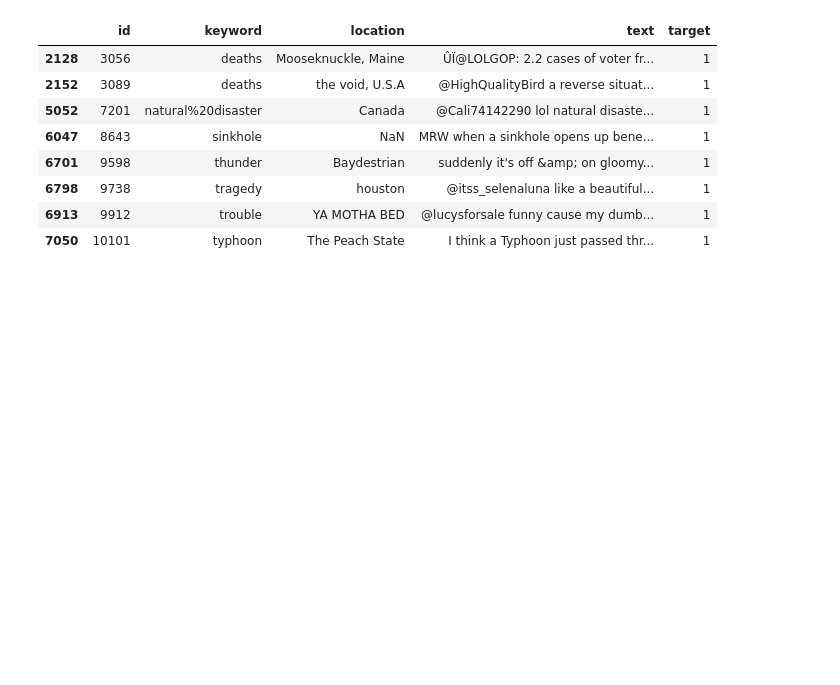
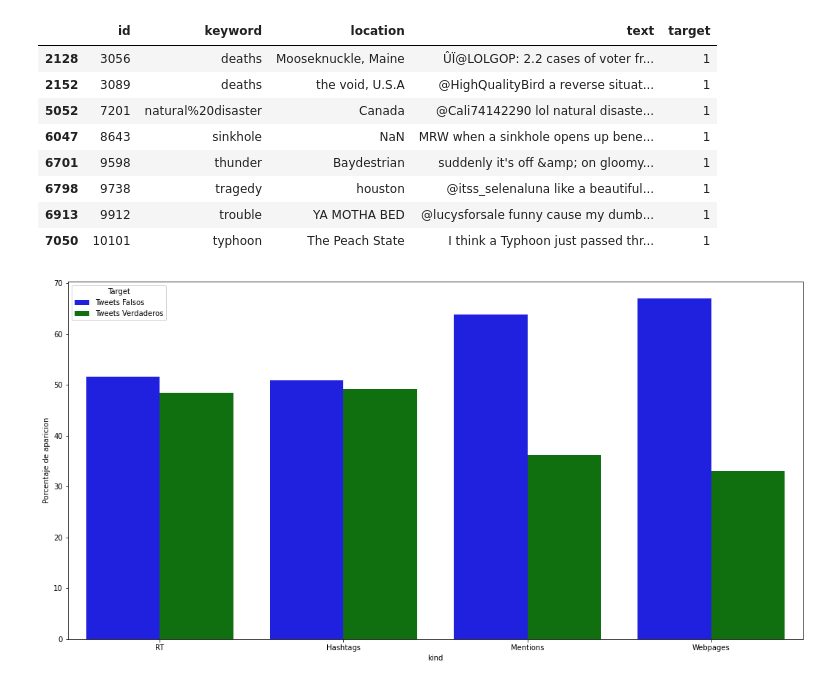
Before and after one commit to gusper01/TP1FIUBA, a Jupyter notebook: Copia_de_Copia_de_TP1_primer_analisis.ipynb, the cells around one changed output. Saved outputs shown, nothing was run; the diff lists cells and outputs as text; code cells hidden in the pictures; blank space fills up the shorter version.

Commit message:
"agrego boxplot varios"

```diff
--- a/Copia_de_Copia_de_TP1_primer_analisis.ipynb
+++ b/Copia_de_Copia_de_TP1_primer_analisis.ipynb
@@ -341,5 +331,6 @@ train.loc[(train['target'] == 1) & (train['keyword'] == 'derailment')]
 ##### (RT, hashtags, quotations, links, mentions, emojis, etc)
 # %%
 # RT
-train.loc[train['text'].str.contains(r'(#)?RT\s') == True, 'target'].value_counts(normalize = True)
+rt_porcentual = train.loc[train['text'].str.contains(r'(#)?RT\s') == True, 'target'].value_counts(normalize = True)*100
+rt_porcentual
 # %% [output]
@@ -348,5 +339,7 @@ train.loc[train['text'].str.contains(r'(#)?RT\s') == True, 'target'].value_count
 Name: target, dtype: float64
 # %%
 # Hashtags
-train.loc[train['text'].str.contains(r'#[a-zA-z0-9]*') == True, 'target'].value_counts(normalize = True)
+hashtags_porcentual = train.loc[train['text'].str.contains(r'#[a-zA-z0-9]*') == True, 'target']\
+.value_counts(normalize = True)*100
+hashtags_porcentual
 # %% [output]
@@ -433,5 +430,6 @@ train.loc[(train['target'] == 1) & (train['text'].str.contains(r'#\?'))]
 | 6426 | 9191 | suicide%20bomber | NaN | #?? #?? #??? #??? Suicide bomber ... | 1 |
 # %%
 # Mentions
-train.loc[train['text'].str.contains(r'\s@.*') == True, 'target'].value_counts(normalize = True)
+mentions_porcentual = train.loc[train['text'].str.contains(r'\s@.*') == True, 'target'].value_counts(normalize = True)*100
+mentions_porcentual
 # %% [output]
@@ -440,5 +438,7 @@ train.loc[train['text'].str.contains(r'\s@.*') == True, 'target'].value_counts(n
 Name: target, dtype: float64
 # %%
 # webpages
-train.loc[train['text'].str.contains(r'https://[a-zA-Z0-9].[a-z]([./a-zA-Z0-9])?') == True, 'target'].value_counts(normalize = True)
+webpages_porcentual = train.loc[train['text'].str.contains(r'https://[a-zA-Z0-9].[a-z]([./a-zA-Z0-9])?') == True, 'target']\
+.value_counts(normalize = True)*100
+webpages_porcentual
 # %% [output]
@@ -479,3 +479,26 @@ train.loc[(train['text'].str.contains(r'(lol)|(LOL)|(LoL)') == True) & (train['t
 | 6798 | 9738 | tragedy | houston | @itss_selenaluna like a beautiful... | 1 |
 | 6913 | 9912 | trouble | YA MOTHA BED | @lucysforsale funny cause my dumb... | 1 |
 | 7050 | 10101 | typhoon | The Peach State | I think a Typhoon just passed thr... | 1 |
+# %%
+# Boxplot para resumir
+
+# Preparación de los datos
+rt_porcentual_df = rt_porcentual.to_frame().reset_index().rename(columns = {'index':'Target', 'target':'Porcentaje de aparicion'})
+rt_porcentual_df['kind'] = 'RT'
+tweet_caract = rt_porcentual_df
+hashtags_porcentual_df = hashtags_porcentual.to_frame().reset_index().rename(columns = {'index':'Target', 'target':'Porcentaje de aparicion'})
+hashtags_porcentual_df['kind'] = 'Hashtags'
+tweet_caract = tweet_caract.append(hashtags_porcentual_df, ignore_index = True)
+mentions_porcentual_df = mentions_porcentual.to_frame().reset_index().rename(columns = {'index':'Target', 'target':'Porcentaje de aparicion'})
+mentions_porcentual_df['kind'] = 'Mentions'
+tweet_caract = tweet_caract.append(mentions_porcentual_df, ignore_index = True)
+webpages_porcentual_df = webpages_porcentual.to_frame().reset_index().rename(columns = {'index':'Target', 'target':'Porcentaje de aparicion'})
+webpages_porcentual_df['kind'] = 'Webpages'
+tweet_caract = tweet_caract.append(webpages_porcentual_df, ignore_index = True)
+tweet_caract['Target'].replace({0:'Tweets Falsos', 1:'Tweets Verdaderos'}, inplace = True)
+
+fig, ax = plt.subplots(nrows = 1, ncols = 1, figsize = (18,9))
+sns.barplot(x = 'kind', y = 'Porcentaje de aparicion', hue = 'Target', data = tweet_caract, palette = ['b', 'g'])
+plt.show()
+# %% [output]
+[figure, added]
```
Also changed, not shown: parts of 16 cells of this notebook.
